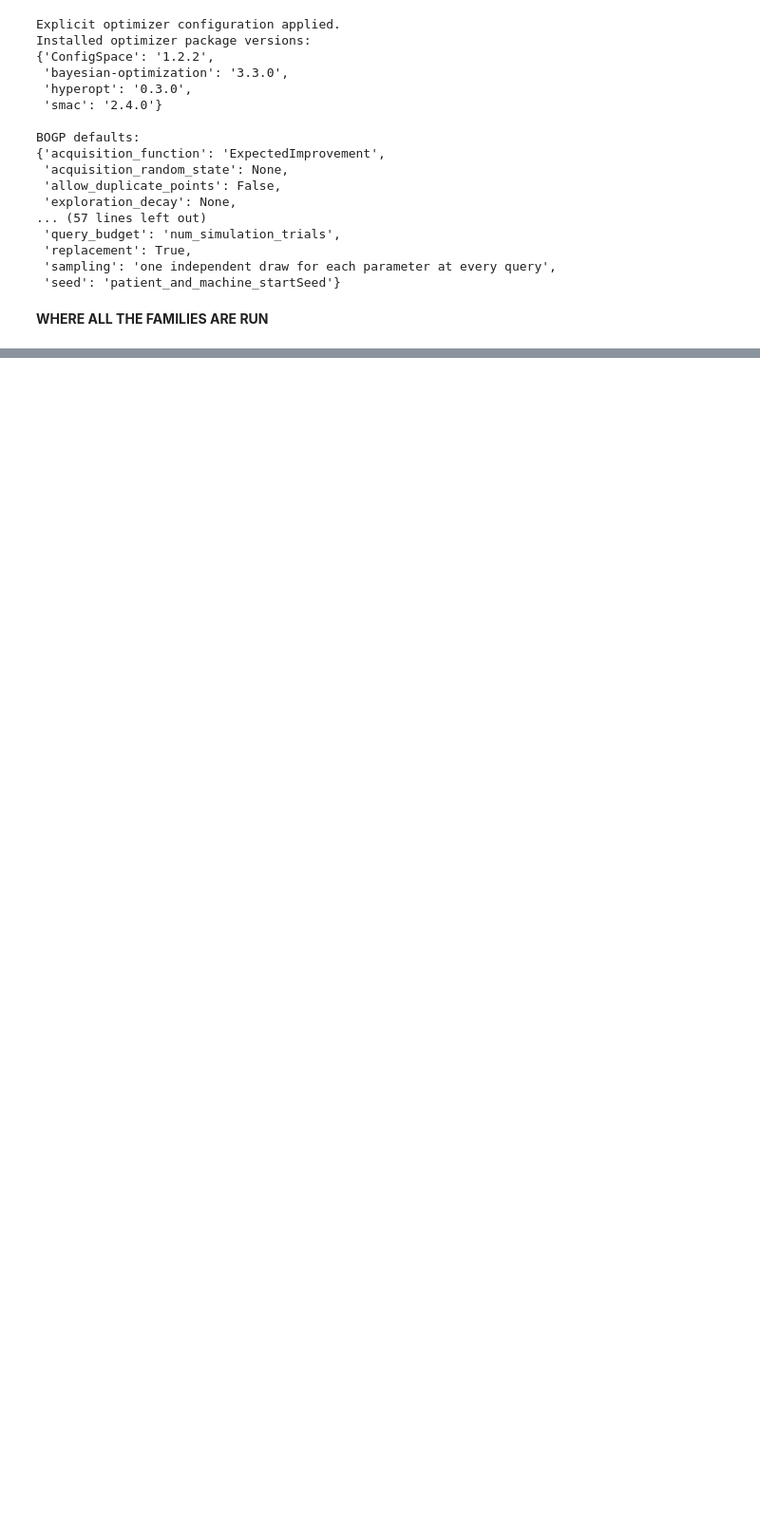
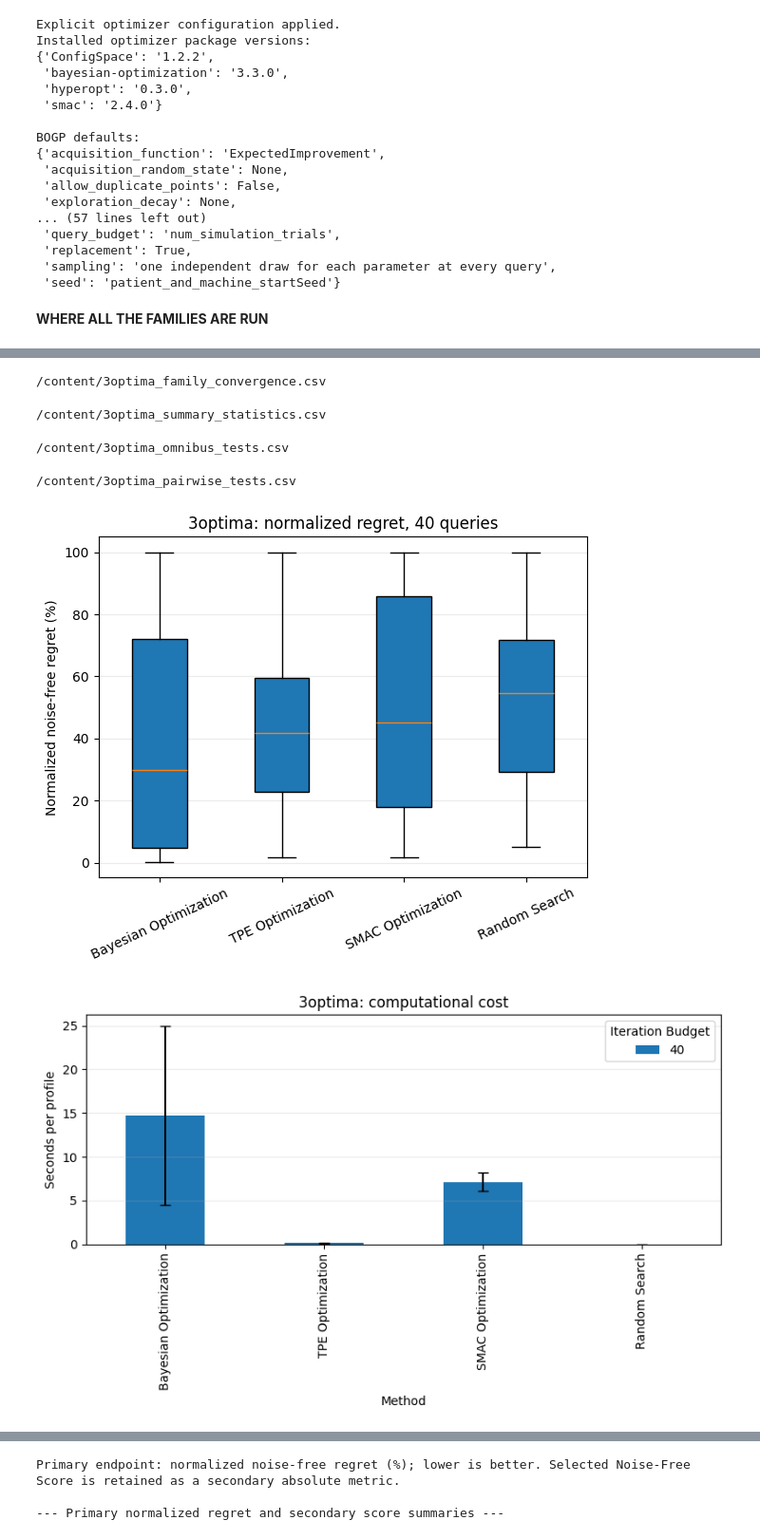
Before and after one commit to johnathan-ding/taVNS-simulation, a Jupyter notebook: Machine_Learning_Optimization_Demonstration (2).ipynb, the cells around one changed output, grey strips where cells are left out. Shown at 95% size. Cells and saved outputs as stored; diff of their text form; code cells hidden in the pictures; blank space fills up the shorter version.

```diff
--- a/Machine_Learning_Optimization_Demonstration (2).ipynb
+++ b/Machine_Learning_Optimization_Demonstration (2).ipynb
@@ -2183,7 +2219,8 @@ three_optima_family_outputs = run_and_export_family(
     num_simulation_trials=40,
     amount_of_patients=40,
     patient_and_machine_startSeed=10000,
-    display_links=False,
+    display_links=True,
 )
 
 analyze_family_results(three_optima_family_outputs)["summary_df"]
+# %% [output]
@@ -2189,0 +2245,6 @@ analyze_family_results(three_optima_family_outputs)["summary_df"]
+/content/3optima_family_convergence.csv
+/content/3optima_summary_statistics.csv
+/content/3optima_omnibus_tests.csv
+/content/3optima_pairwise_tests.csv
+[figure, added]
+[figure, added]
@@ -2189,0 +2252,3 @@ analyze_family_results(three_optima_family_outputs)["summary_df"]
+Primary endpoint: normalized noise-free regret (%); lower is better. Selected Noise-Free Score is retained as a secondary absolute metric.
+
+--- Primary normalized regret and secondary score summaries ---
```
Also changed, not shown: parts of 11 cells of this notebook.
